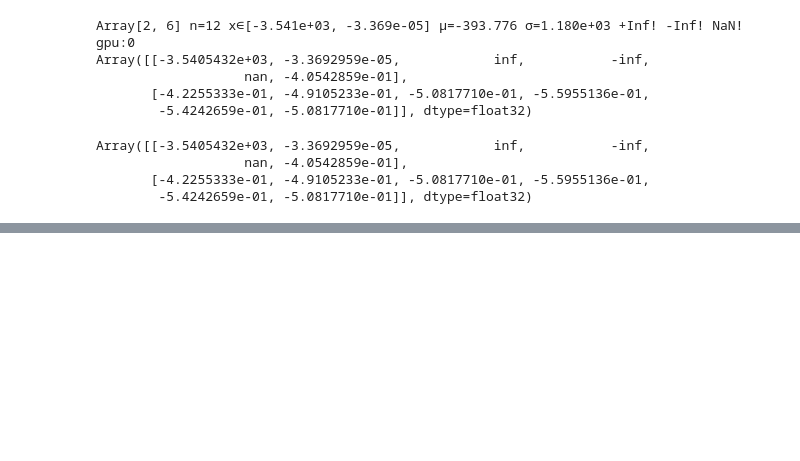
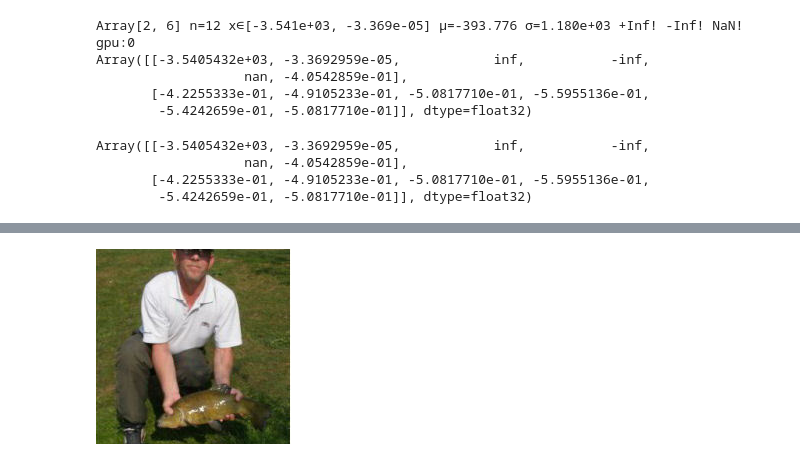
Before and after one commit to xl0/lovely-jax, a Jupyter notebook: nbs/10_patch.ipynb, the cells around one changed output, grey strips where cells are left out. Saved outputs shown, nothing was run; the diff lists cells and outputs as text; code cells hidden in the pictures; blank space fills up the shorter version.

```diff
--- a/nbs/10_patch.ipynb
+++ b/nbs/10_patch.ipynb
@@ -137,8 +152,10 @@ Array[3, 3, 5] n=45 x∈[-1.316, -0.197] μ=-0.593 σ=0.302 gpu:0
 # %%
 # |hide
-# in_stats = ( (0.485, 0.456, 0.406),     # mean
-#              (0.229, 0.224, 0.225) )    # std
-# image.rgb(in_stats)
+in_stats = ( (0.485, 0.456, 0.406),     # mean
+             (0.229, 0.224, 0.225) )    # std
+image.rgb(in_stats)
+# %% [output]
+[figure, added]
 # %%
 # |hide
 # mean = torch.tensor(in_stats[0])[:,None,None]
```
Also changed, not shown: parts of 7 cells of this notebook, 15 other files.
